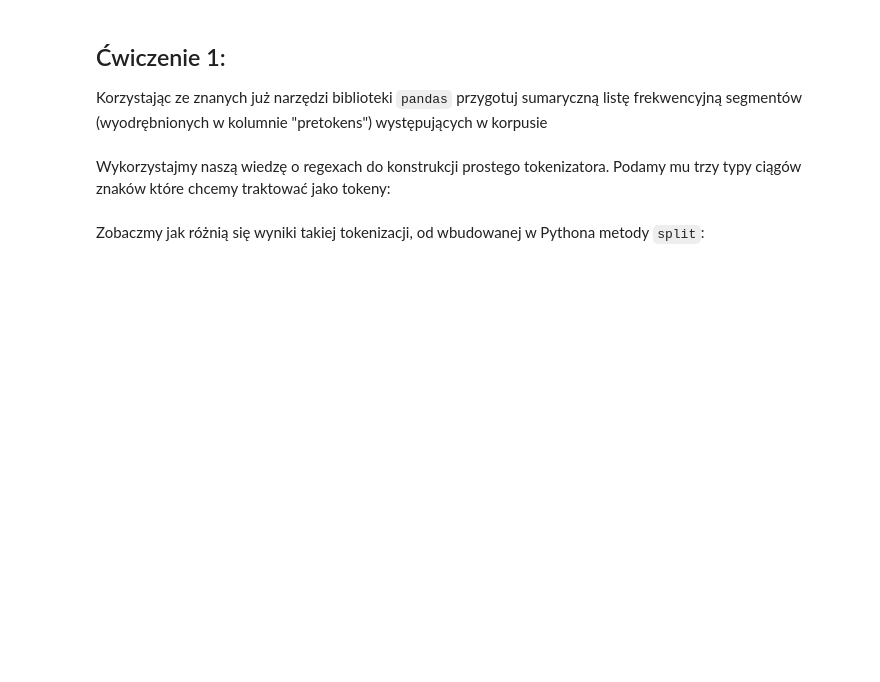
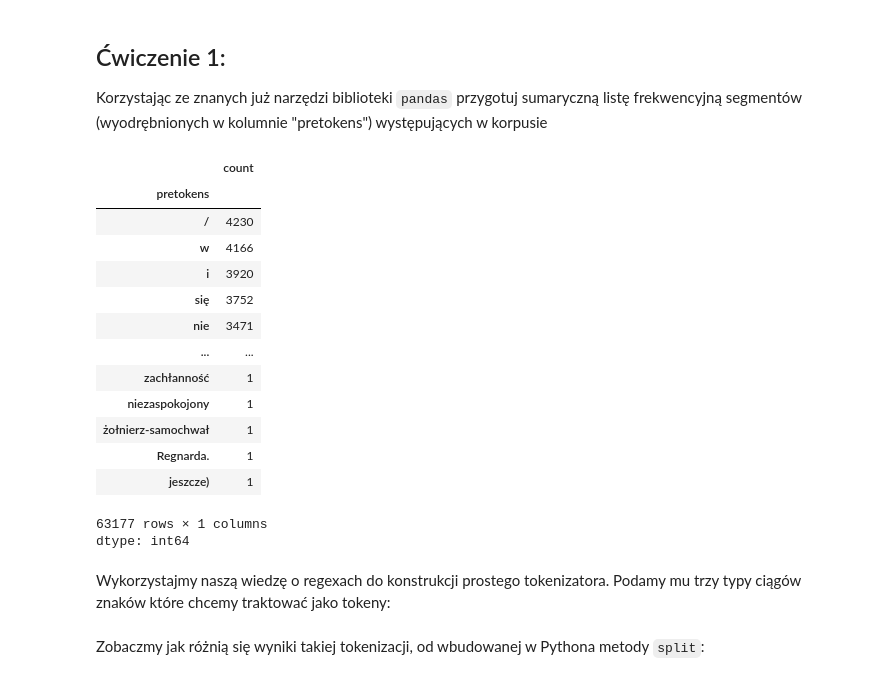
Before and after one commit to juliaa1004/kogni_2026, a Jupyter notebook: laboratories/lab_3/tokenization.ipynb, the cells around one changed output. Drawn from its saved outputs; the diff is of its cells as text; code cells hidden in the pictures; blank space fills up the shorter version.

```diff
--- a/laboratories/lab_3/tokenization.ipynb
+++ b/laboratories/lab_3/tokenization.ipynb
@@ -49,6 +99,23 @@ print(first_file["pretokens"][:50])
 Korzystając ze znanych już narzędzi biblioteki `pandas` przygotuj sumaryczną listę frekwencyjną segmentów (wyodrębnionych w kolumnie "pretokens") występujących w korpusie
 # %%
 # TODO
+df["pretokens"].explode().value_counts()
+# %% [output]
+|  | count |
+| pretokens |  |
+| / | 4230 |
+| w | 4166 |
+| i | 3920 |
+| się | 3752 |
+| nie | 3471 |
+| ... | ... |
+| zachłanność | 1 |
+| niezaspokojony | 1 |
+| żołnierz-samochwał | 1 |
+| Regnarda. | 1 |
+| jeszcze) | 1 |
+63177 rows × 1 columns
+dtype: int64
 # %% [markdown]
 Wykorzystajmy naszą wiedzę o regexach do konstrukcji prostego tokenizatora. Podamy mu trzy typy ciągów znaków które chcemy traktować jako tokeny:
 # %%
```
Also changed, not shown: parts of 10 cells of this notebook.
